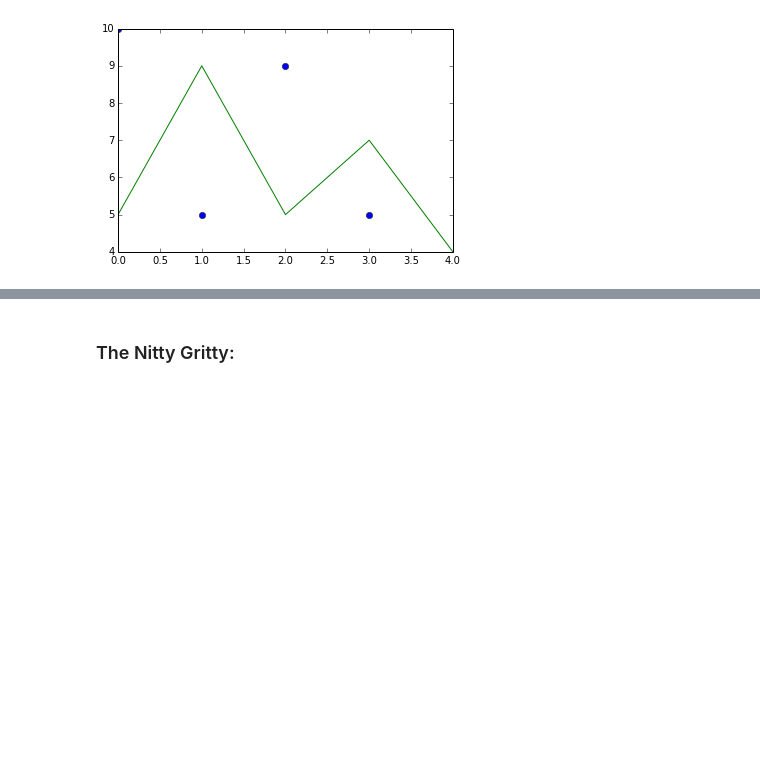
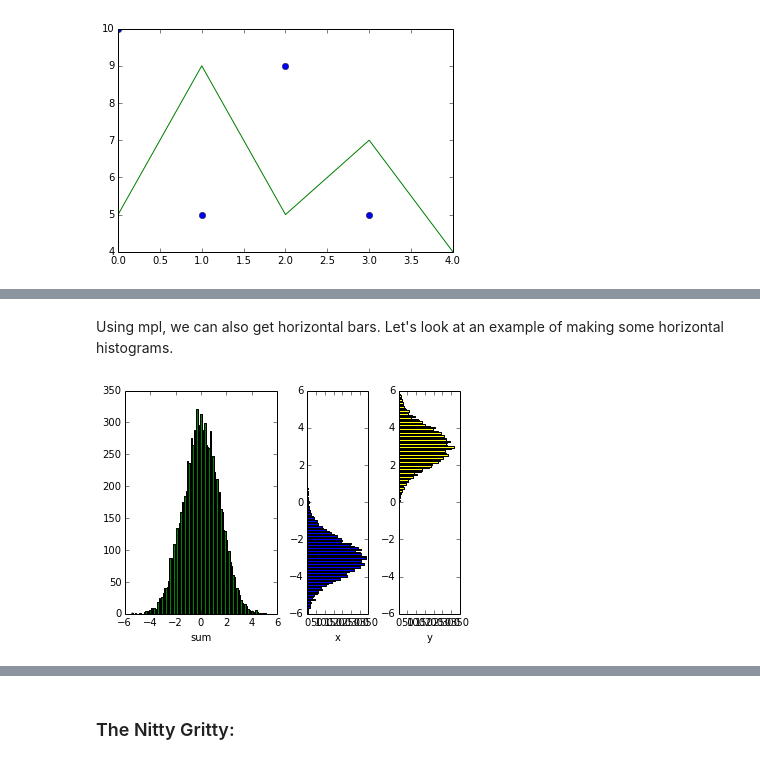
Before and after one commit to mpld3/matplotlylib, a Jupyter notebook: notebooks/Plotly and mpld3.ipynb, the cells around one changed output, grey strips where cells are left out. Saved outputs shown, nothing was run; the diff lists cells and outputs as text; code cells hidden in the pictures; blank space fills up the shorter version.

```diff
--- a/notebooks/Plotly and mpld3.ipynb
+++ b/notebooks/Plotly and mpld3.ipynb
@@ -226,0 +250,22 @@ fig_to_plotly(fig6, username, api_key, notebook=True, resize=True, strip_style=T
+# %% [markdown]
+Using mpl, we can also get horizontal bars. Let's look at an example of making some horizontal histograms.
+# %%
+fig8 = plt.figure()
+y = np.random.randn(10000) + 3
+x = np.random.randn(10000) - 3
+sum = x + y
+gs = gridspec.GridSpec(1,4)
+ax1 = fig8.add_subplot(gs[0,:2])
+ax1.set_xlabel('sum')
+ax2 = fig8.add_subplot(gs[0,2])
+ax2.set_xlabel('x')
+ax2.set_ylim(-6, 6)
+ax3 = fig8.add_subplot(gs[0,3])
+ax3.set_xlabel('y')
+ax3.set_ylim(-6, 6)
+gs.update(wspace=0.5)
+ax1.hist(sum, bins=100, color = 'green')
+histx = ax2.hist(x, bins=100, orientation='horizontal', color = 'blue')
+histy = ax3.hist(y, bins=100, orientation='horizontal', color = 'yellow')
+# %% [output]
+[figure, added]
```
Also changed, not shown: parts of 9 cells of this notebook, 1 other file.
